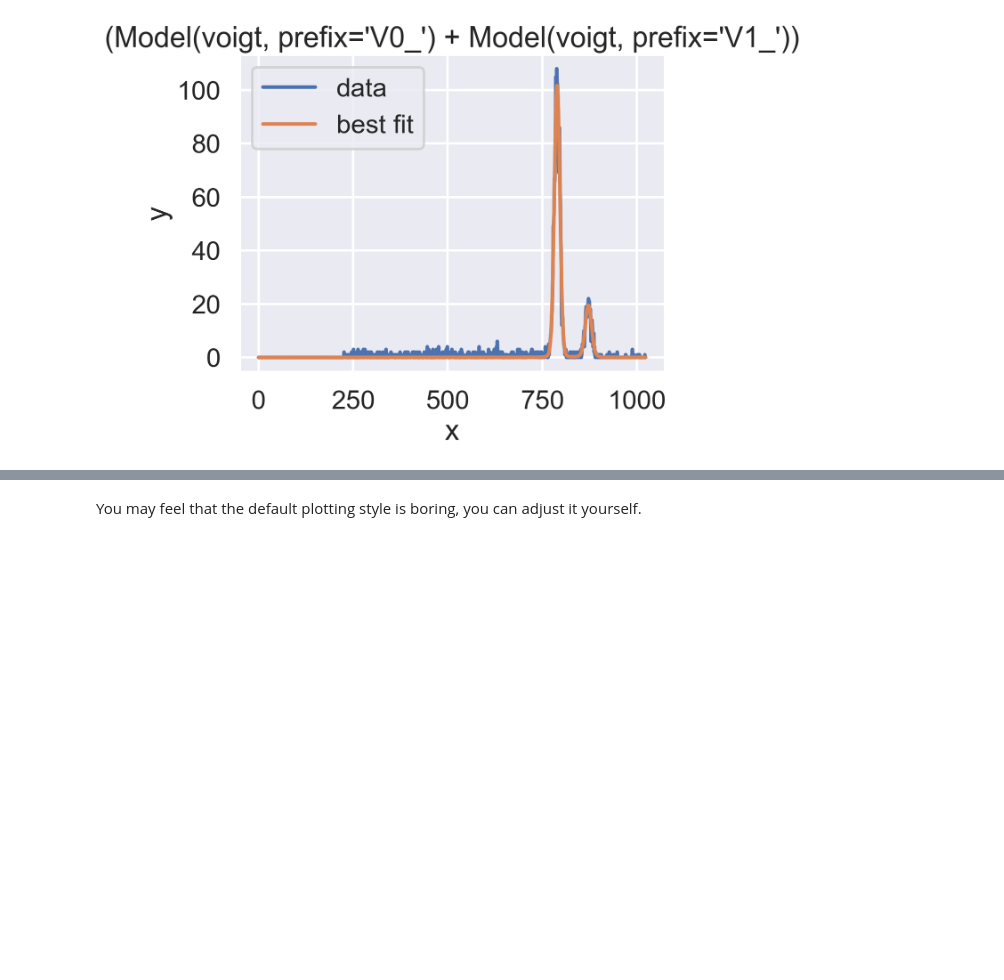
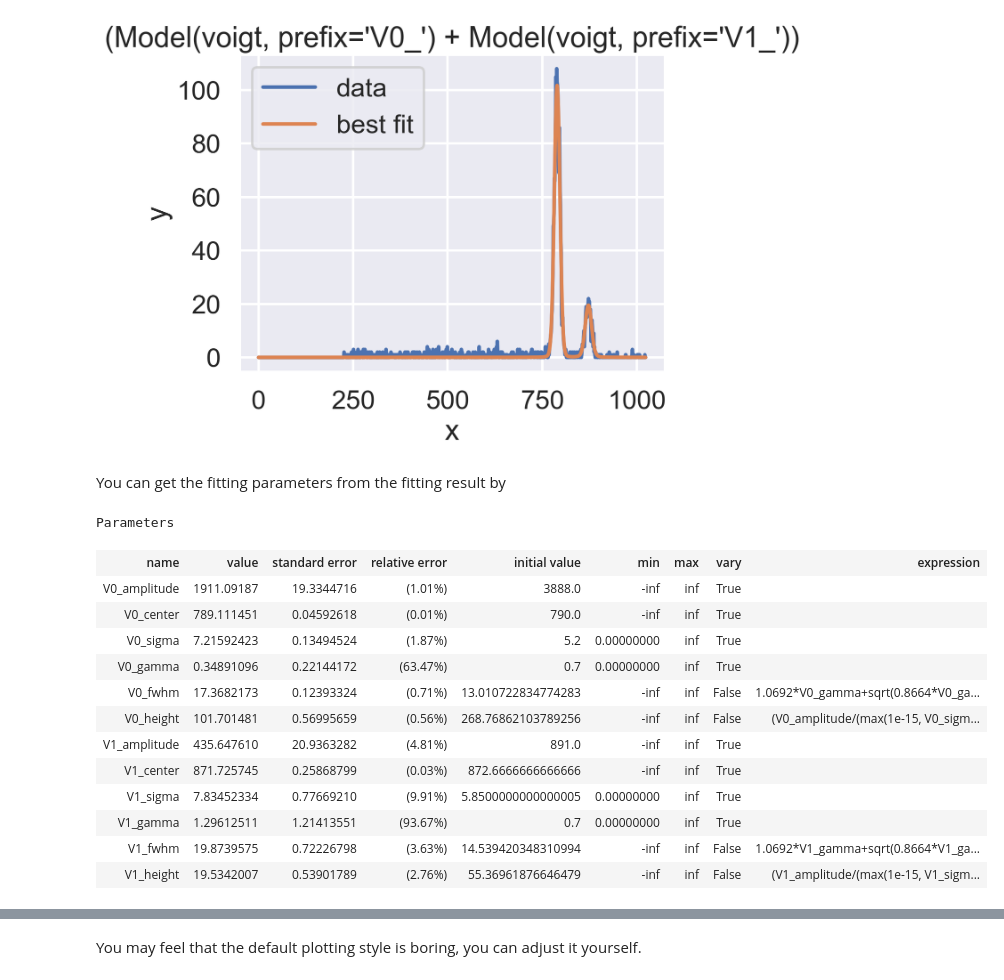
Before and after one commit to Xuanyiyiren/Intersting-things, a Jupyter notebook: mutil_peak_fitting/peak_fitting.ipynb, the cells around one changed output, grey strips where cells are left out. Saved outputs shown, nothing was run; the diff lists cells and outputs as text; code cells hidden in the pictures; blank space fills up the shorter version.

```diff
--- a/mutil_peak_fitting/peak_fitting.ipynb
+++ b/mutil_peak_fitting/peak_fitting.ipynb
@@ -143,3 +143,22 @@ print(fitting_result.fit_report())
     C(V0_sigma, V1_gamma)         = +0.2095
     C(V0_sigma, V1_sigma)         = -0.1776
 [figure]
+# %% [markdown]
+You can get the fitting parameters from the fitting result by
+# %%
+fitting_result.params
+# %% [output]
+Parameters
+| name | value | standard error | relative error | initial value | min | max | vary | expression |
+| V0_amplitude | 1911.09187 | 19.3344716 | (1.01%) | 3888.0 | -inf | inf | True |  |
+| V0_center | 789.111451 | 0.04592618 | (0.01%) | 790.0 | -inf | inf | True |  |
+| V0_sigma | 7.21592423 | 0.13494524 | (1.87%) | 5.2 | 0.00000000 | inf | True |  |
+| V0_gamma | 0.34891096 | 0.22144172 | (63.47%) | 0.7 | 0.00000000 | inf | True |  |
+| V0_fwhm | 17.3682173 | 0.12393324 | (0.71%) | 13.010722834774283 | -inf | inf | False | 1.0692*V0_gamma+sqrt(0.8664*V0_ga... |
+| V0_height | 101.701481 | 0.56995659 | (0.56%) | 268.76862103789256 | -inf | inf | False | (V0_amplitude/(max(1e-15, V0_sigm... |
+| V1_amplitude | 435.647610 | 20.9363282 | (4.81%) | 891.0 | -inf | inf | True |  |
+| V1_center | 871.725745 | 0.25868799 | (0.03%) | 872.6666666666666 | -inf | inf | True |  |
+| V1_sigma | 7.83452334 | 0.77669210 | (9.91%) | 5.8500000000000005 | 0.00000000 | inf | True |  |
+| V1_gamma | 1.29612511 | 1.21413551 | (93.67%) | 0.7 | 0.00000000 | inf | True |  |
+| V1_fwhm | 19.8739575 | 0.72226798 | (3.63%) | 14.539420348310994 | -inf | inf | False | 1.0692*V1_gamma+sqrt(0.8664*V1_ga... |
+| V1_height | 19.5342007 | 0.53901789 | (2.76%) | 55.36961876646479 | -inf | inf | False | (V1_amplitude/(max(1e-15, V1_sigm... |
```
Also changed, not shown: parts of 11 cells of this notebook.
